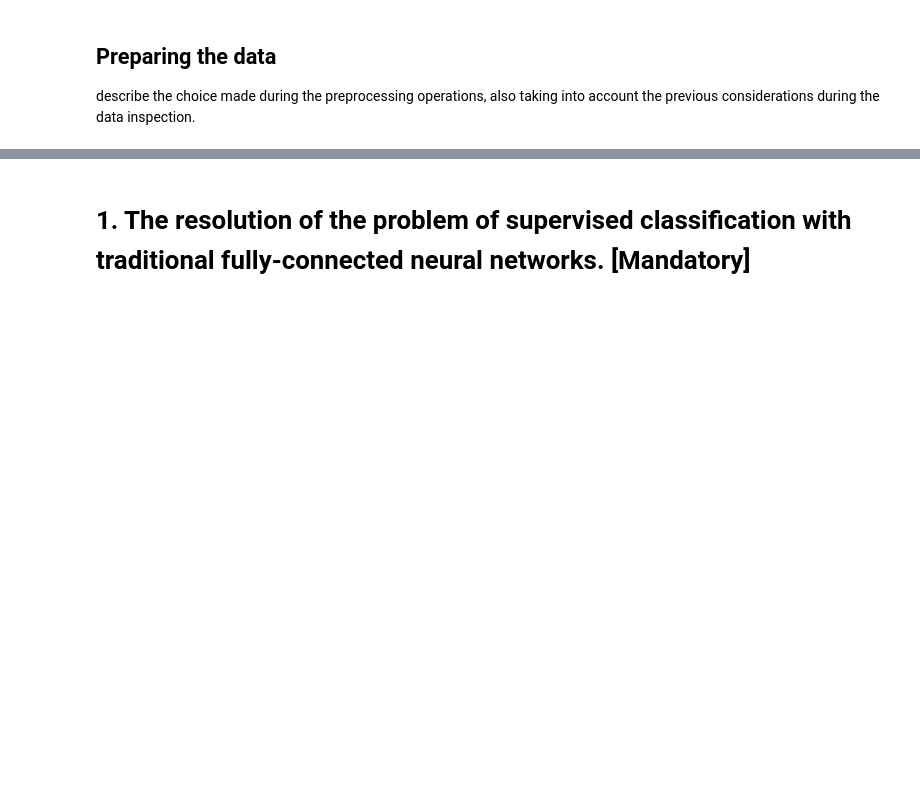
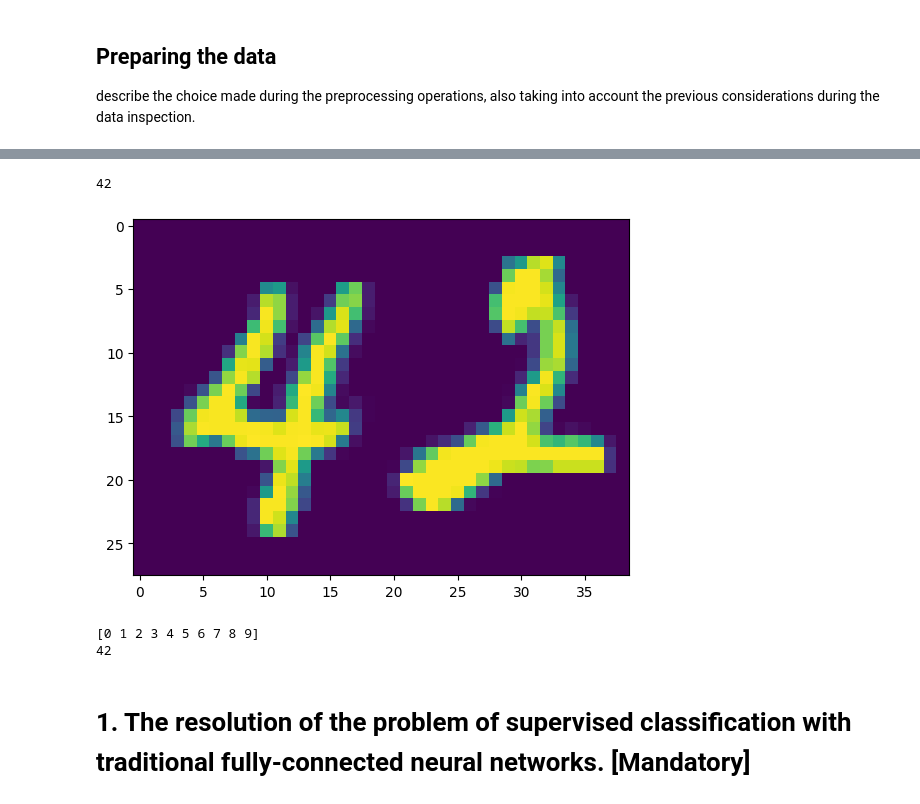
Before and after one commit to LucaPerf/Assignement-Advanced-ML, a Jupyter notebook: Assignment_2/mix.ipynb, the cells around one changed output, grey strips where cells are left out. Saved outputs shown, nothing was run; the diff lists cells and outputs as text; code cells hidden in the pictures; blank space fills up the shorter version.

```diff
--- a/Assignment_2/mix.ipynb
+++ b/Assignment_2/mix.ipynb
@@ -194,3 +227,15 @@ describe the choice made during the preprocessing operations, also taking into a
+# %%
+plt.imshow(x_val[0].reshape(28, 39))
+y_val[0]
+# %% [output]
+42
+[figure, added]
+# %%
+print(np.asarray(range(10)))
+print(y_val[0].astype('int'))
+# %% [output]
+[0 1 2 3 4 5 6 7 8 9]
+42
 # %% [markdown]
 # 1. The resolution of the problem of supervised classification with traditional fully-connected neural networks. [Mandatory]
 # %% [markdown]
```
Also changed, not shown: parts of 27 cells of this notebook.
